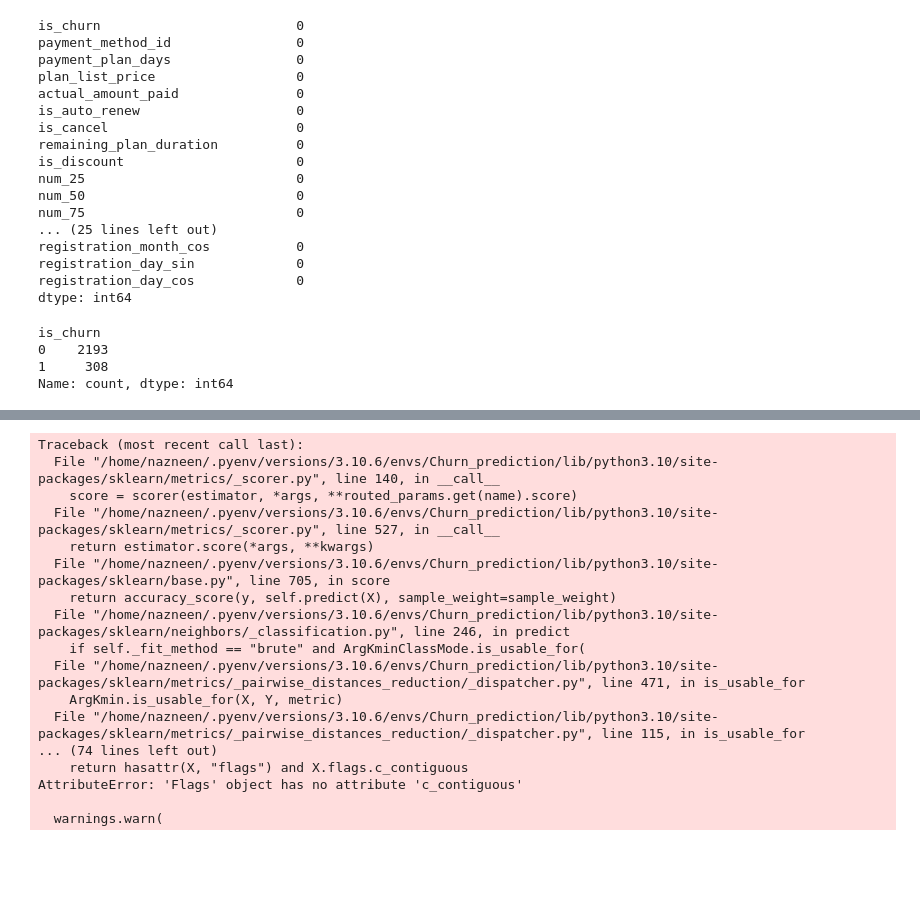
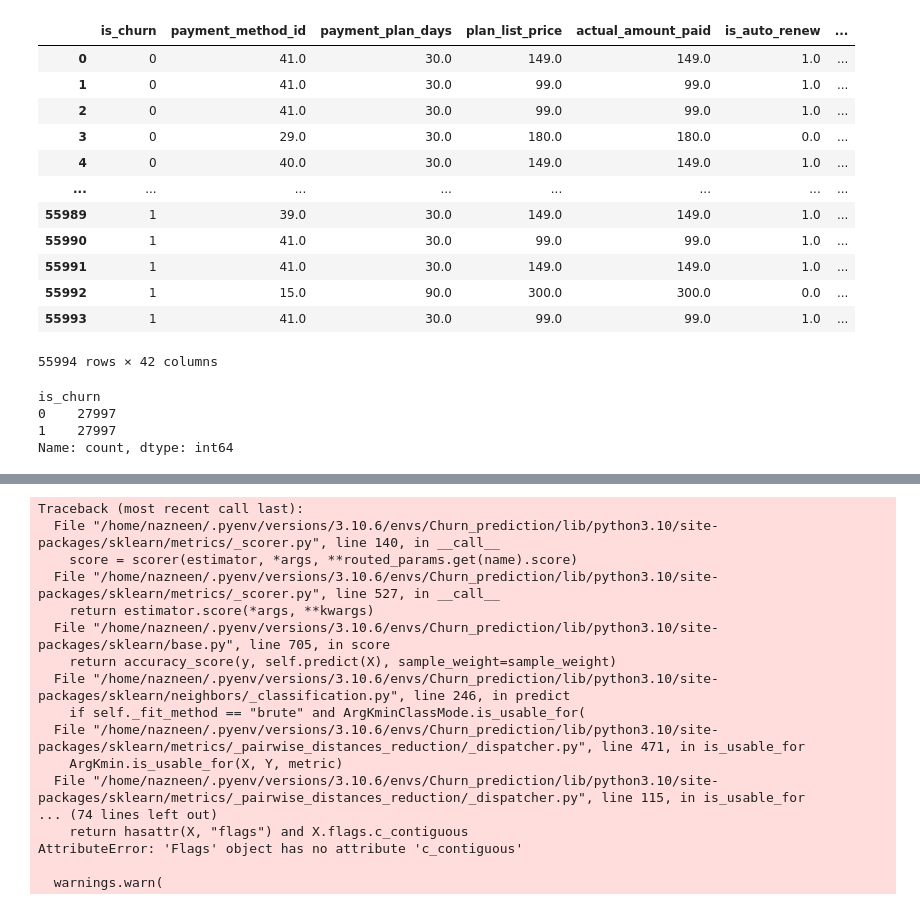
Before and after one commit to XavierLooyens/Churn_prediction, a Jupyter notebook: Pipeline_nzz.ipynb, the cells around one changed output, grey strips where cells are left out. Drawn from its saved outputs; the diff is of its cells as text; code cells hidden in the pictures; blank space fills up the shorter version.

```diff
--- a/Pipeline_nzz.ipynb
+++ b/Pipeline_nzz.ipynb
@@ -48,3 +64,3 @@ from imblearn.over_sampling import SMOTE
 # %%
-train_df= pd.read_csv("raw_data/churn_df.csv")
+train_df= pd.read_csv("raw_data/churn_df_underbalanced.csv")
 # %%
@@ -72,29 +79,27 @@ train_df = train_df.drop(['Unnamed: 0', 'usage_from_ltd', 'msno','discount_perce
+# %%
+data_df
+# %% [output]
+|  | is_churn | payment_method_id | payment_plan_days | plan_list_price | actual_amount_paid | is_auto_renew | ... |
+| 0 | 0 | 41.0 | 30.0 | 149.0 | 149.0 | 1.0 | ... |
+| 1 | 0 | 41.0 | 30.0 | 99.0 | 99.0 | 1.0 | ... |
+| 2 | 0 | 41.0 | 30.0 | 99.0 | 99.0 | 1.0 | ... |
+| 3 | 0 | 29.0 | 30.0 | 180.0 | 180.0 | 0.0 | ... |
+| 4 | 0 | 40.0 | 30.0 | 149.0 | 149.0 | 1.0 | ... |
+| ... | ... | ... | ... | ... | ... | ... | ... |
+| 55989 | 1 | 39.0 | 30.0 | 149.0 | 149.0 | 1.0 | ... |
+| 55990 | 1 | 41.0 | 30.0 | 99.0 | 99.0 | 1.0 | ... |
+| 55991 | 1 | 41.0 | 30.0 | 149.0 | 149.0 | 1.0 | ... |
+| 55992 | 1 | 15.0 | 90.0 | 300.0 | 300.0 | 0.0 | ... |
+| 55993 | 1 | 41.0 | 30.0 | 99.0 | 99.0 | 1.0 | ... |
+55994 rows × 42 columns
 # %%
-train_df.isnull().sum()
+# data_df.isnull().sum()
-# %% [output]
-is_churn                         0
-payment_method_id                0
-payment_plan_days                0
-plan_list_price                  0
-actual_amount_paid               0
-is_auto_renew                    0
-is_cancel                        0
-remaining_plan_duration          0
-is_discount                      0
-num_25                           0
-num_50                           0
-num_75                           0
-... (25 lines left out)
-registration_month_cos           0
-registration_day_sin             0
-registration_day_cos             0
-dtype: int64
 # %%
-train_df.is_churn.value_counts()
+data_df.is_churn.value_counts()
 # %% [output]
 is_churn
-0    2193
-1     308
+0    27997
+1    27997
 Name: count, dtype: int64
 # %%
 scale_features = ['payment_method_id',
```
Also changed, not shown: parts of 43 cells of this notebook, 13 other files.
